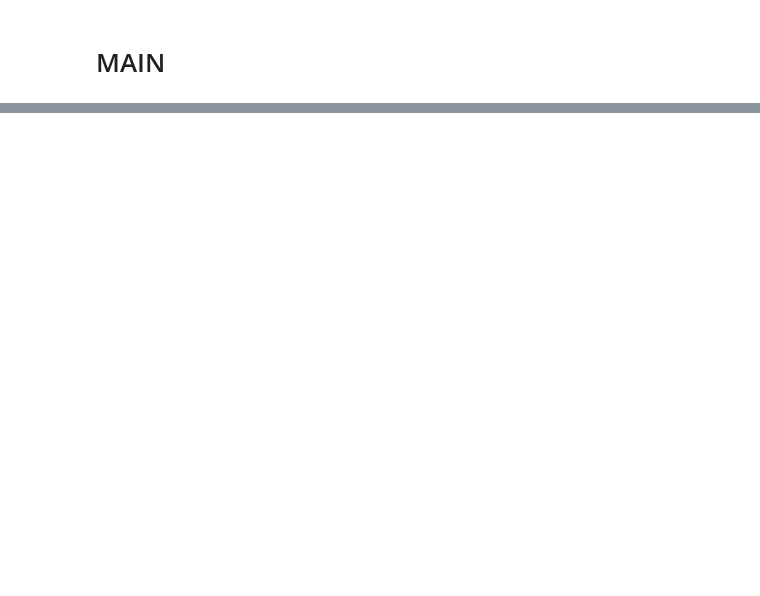
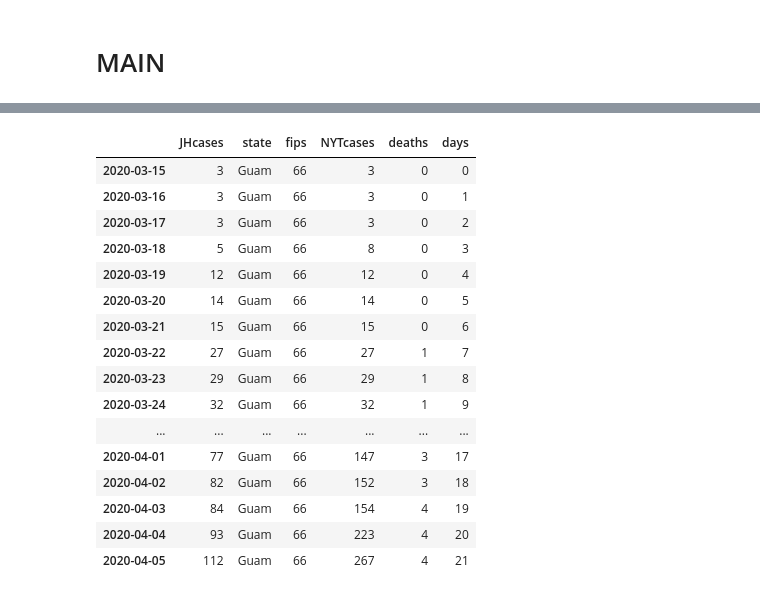
Before and after one commit to aubreymoore/Guam-Corona-Virus-Data, a Jupyter notebook: NYT.ipynb, the cells around one changed output, grey strips where cells are left out. Saved outputs shown, nothing was run; the diff lists cells and outputs as text; code cells hidden in the pictures; blank space fills up the shorter version.

```diff
--- a/NYT.ipynb
+++ b/NYT.ipynb
@@ -53,0 +72,26 @@ Refreshing ConfirmedUSStates.csv
+# %%
+df_JH = pd.read_csv('Guam.csv', index_col=0)
+df_NYT = pd.read_csv('Guam-NYT.csv', index_col=0)
+
+df_merged = df_JH.merge(right=df_NYT, how='outer', left_index=True, right_index=True)
+df_merged['days'] = range(0, df_merged.shape[0])
+df_merged.rename(columns={"cases_x": "JHcases", "cases_y": "NYTcases"}, inplace=True)
+df_merged
+# %% [output]
+|  | JHcases | state | fips | NYTcases | deaths | days |
+| 2020-03-15 | 3 | Guam | 66 | 3 | 0 | 0 |
+| 2020-03-16 | 3 | Guam | 66 | 3 | 0 | 1 |
+| 2020-03-17 | 3 | Guam | 66 | 3 | 0 | 2 |
+| 2020-03-18 | 5 | Guam | 66 | 8 | 0 | 3 |
+| 2020-03-19 | 12 | Guam | 66 | 12 | 0 | 4 |
+| 2020-03-20 | 14 | Guam | 66 | 14 | 0 | 5 |
+| 2020-03-21 | 15 | Guam | 66 | 15 | 0 | 6 |
+| 2020-03-22 | 27 | Guam | 66 | 27 | 1 | 7 |
+| 2020-03-23 | 29 | Guam | 66 | 29 | 1 | 8 |
+| 2020-03-24 | 32 | Guam | 66 | 32 | 1 | 9 |
+| ... | ... | ... | ... | ... | ... | ... |
+| 2020-04-01 | 77 | Guam | 66 | 147 | 3 | 17 |
+| 2020-04-02 | 82 | Guam | 66 | 152 | 3 | 18 |
+| 2020-04-03 | 84 | Guam | 66 | 154 | 4 | 19 |
+| 2020-04-04 | 93 | Guam | 66 | 223 | 4 | 20 |
+| 2020-04-05 | 112 | Guam | 66 | 267 | 4 | 21 |
```
Also changed, not shown: parts of 8 cells of this notebook, 6 other files.
